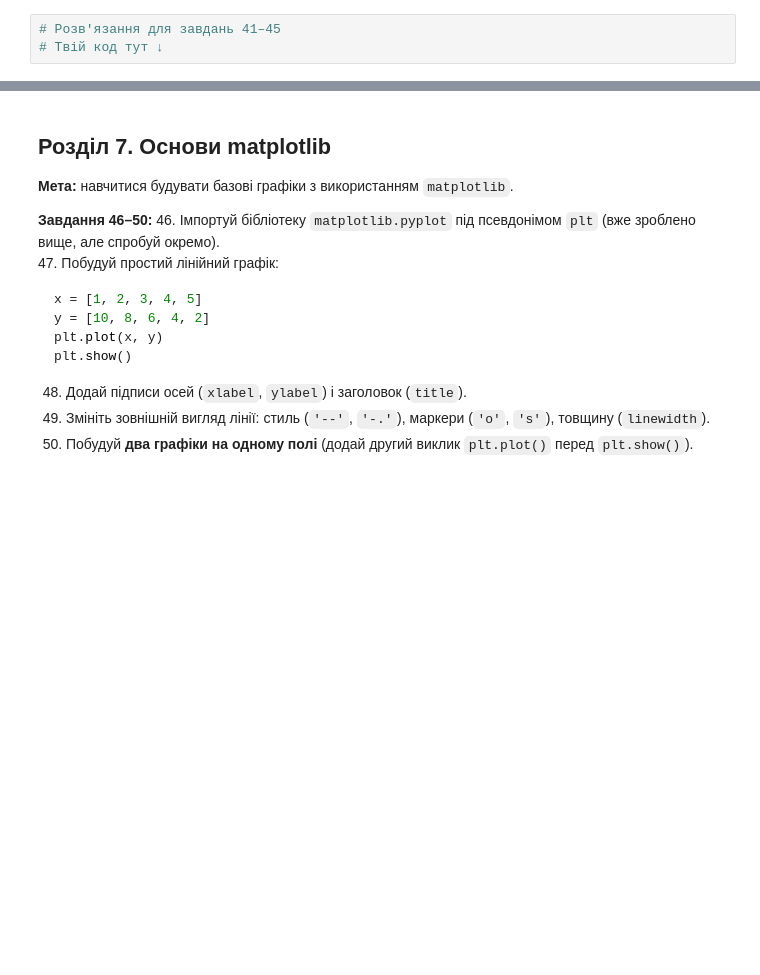
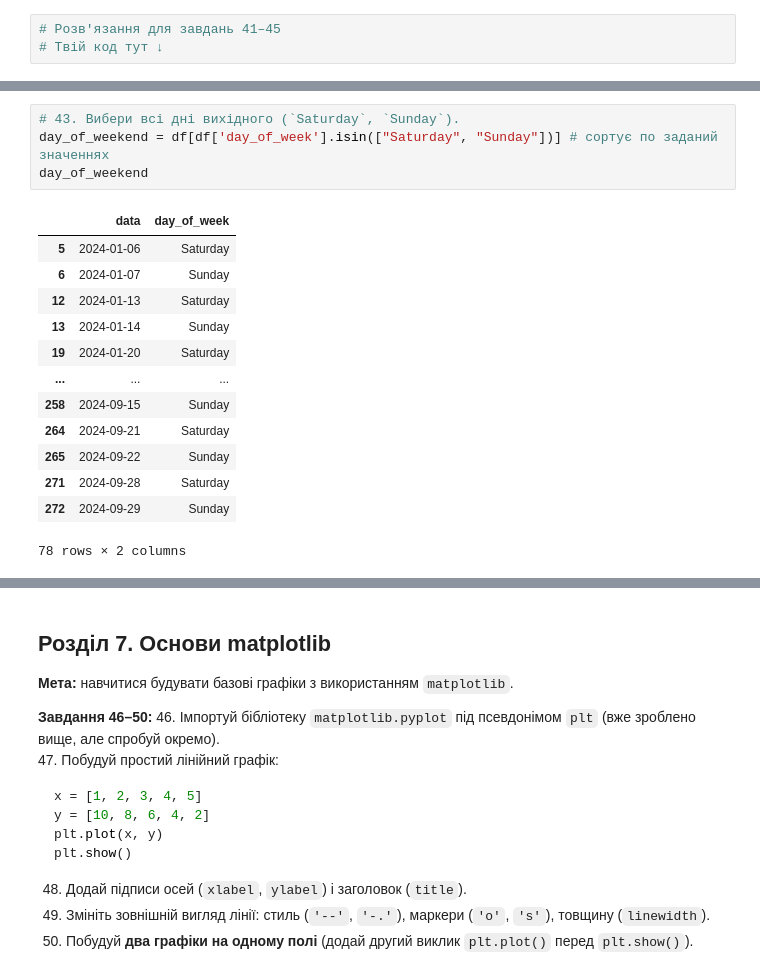
Before and after one commit to SvitlanaShustur/test-tasks-Python-DTA, a Jupyter notebook: pandas_matplotlib_practice.ipynb, the cells around one changed output, grey strips where cells are left out. Saved outputs shown, nothing was run; the diff lists cells and outputs as text; blank space fills up the shorter version.

```diff
--- a/pandas_matplotlib_practice.ipynb
+++ b/pandas_matplotlib_practice.ipynb
@@ -665,0 +704,18 @@ print(comparison_result)
+# %%
+# 43. Вибери всі дні вихідного (`Saturday`, `Sunday`).
+day_of_weekend = df[df['day_of_week'].isin(["Saturday", "Sunday"])] # сортує по заданий значеннях
+day_of_weekend
+# %% [output]
+|  | data | day_of_week |
+| 5 | 2024-01-06 | Saturday |
+| 6 | 2024-01-07 | Sunday |
+| 12 | 2024-01-13 | Saturday |
+| 13 | 2024-01-14 | Sunday |
+| 19 | 2024-01-20 | Saturday |
+| ... | ... | ... |
+| 258 | 2024-09-15 | Sunday |
+| 264 | 2024-09-21 | Saturday |
+| 265 | 2024-09-22 | Sunday |
+| 271 | 2024-09-28 | Saturday |
+| 272 | 2024-09-29 | Sunday |
+78 rows × 2 columns
```
Also changed, not shown: parts of 6 cells of this notebook.
